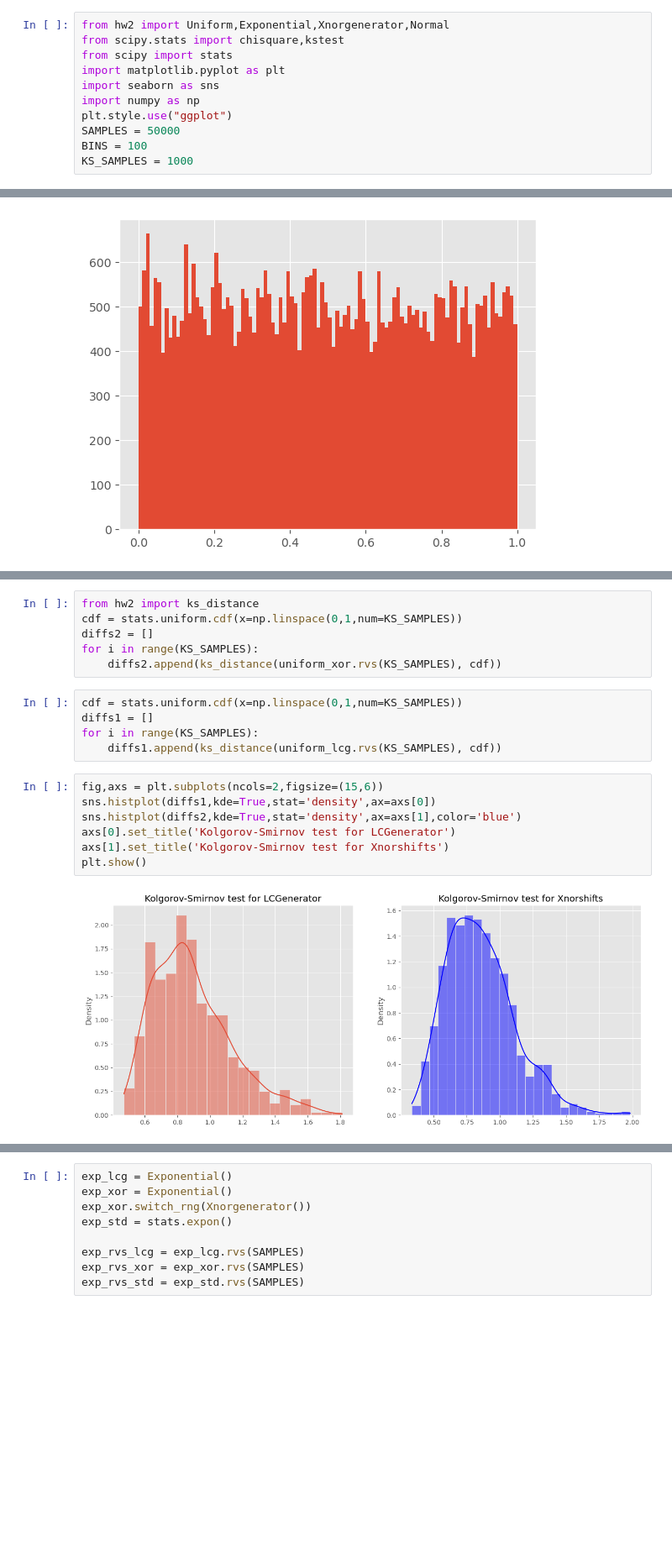
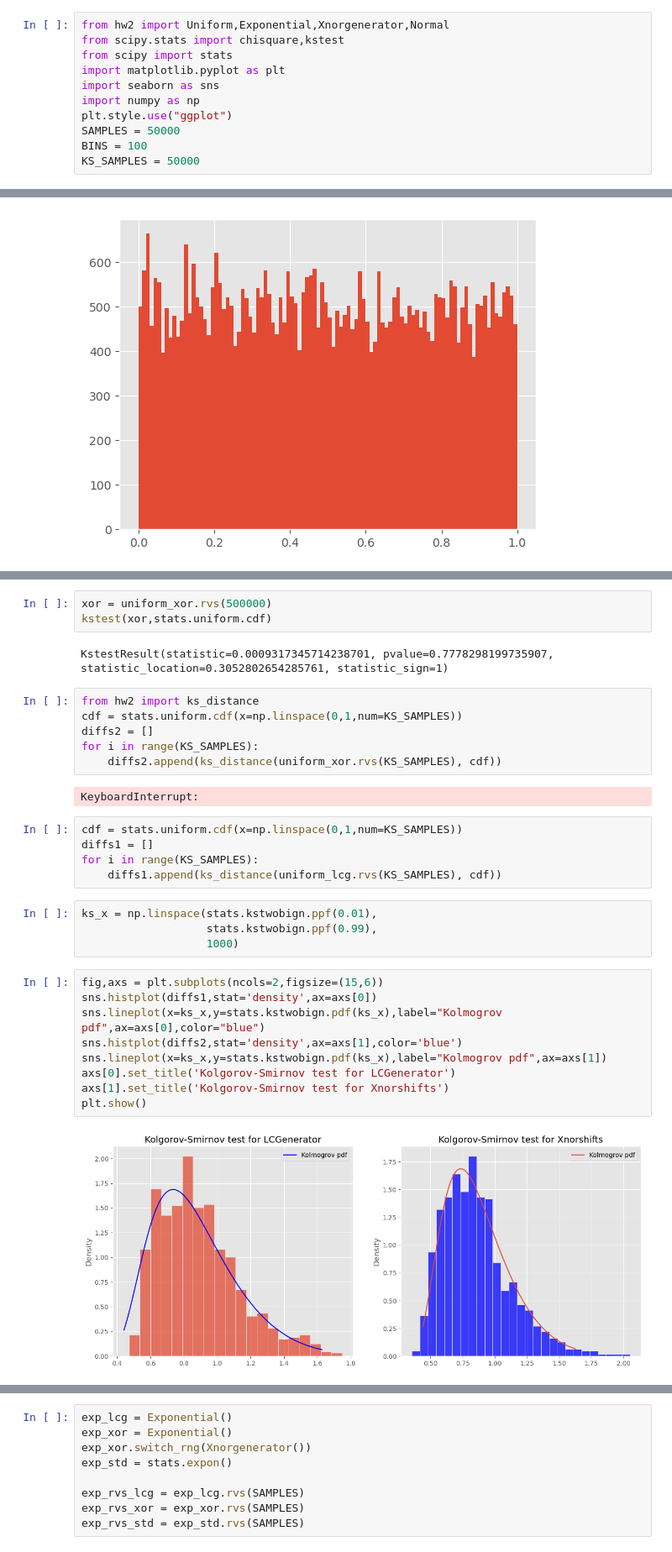
Before and after one commit to QinXu12345/hw2, a Jupyter notebook: test.ipynb, the cells around one changed output, grey strips where cells are left out. Shown: that part at 84% size. Drawn from its saved outputs; the diff is of its cells as text; blank space fills up the shorter version.

```diff
--- a/test.ipynb
+++ b/test.ipynb
@@ -8,4 +8,4 @@ import numpy as np
 plt.style.use("ggplot")
 SAMPLES = 50000
 BINS = 100
-KS_SAMPLES = 1000
+KS_SAMPLES = 50000
@@ -55,20 +108,33 @@ KstestResult(statistic=0.012864792633056621, pvalue=1.2863924265768834e-07, stat
+# %%
+xor = uniform_xor.rvs(500000)
+kstest(xor,stats.uniform.cdf)
+# %% [output]
+KstestResult(statistic=0.0009317345714238701, pvalue=0.7778298199735907, statistic_location=0.3052802654285761, statistic_sign=1)
 # %%
 from hw2 import ks_distance
 cdf = stats.uniform.cdf(x=np.linspace(0,1,num=KS_SAMPLES))
 diffs2 = []
 for i in range(KS_SAMPLES):
     diffs2.append(ks_distance(uniform_xor.rvs(KS_SAMPLES), cdf))
+# %% [output]
+KeyboardInterrupt:
 # %%
 cdf = stats.uniform.cdf(x=np.linspace(0,1,num=KS_SAMPLES))
 diffs1 = []
 for i in range(KS_SAMPLES):
     diffs1.append(ks_distance(uniform_lcg.rvs(KS_SAMPLES), cdf))
+# %%
+ks_x = np.linspace(stats.kstwobign.ppf(0.01),
+                   stats.kstwobign.ppf(0.99),
+                   1000)
 # %%
 fig,axs = plt.subplots(ncols=2,figsize=(15,6))
-sns.histplot(diffs1,kde=True,stat='density',ax=axs[0])
-sns.histplot(diffs2,kde=True,stat='density',ax=axs[1],color='blue')
+sns.histplot(diffs1,stat='density',ax=axs[0])
+sns.lineplot(x=ks_x,y=stats.kstwobign.pdf(ks_x),label="Kolmogrov pdf",ax=axs[0],color="blue")
+sns.histplot(diffs2,stat='density',ax=axs[1],color='blue')
+sns.lineplot(x=ks_x,y=stats.kstwobign.pdf(ks_x),label="Kolmogrov pdf",ax=axs[1])
 axs[0].set_title('Kolgorov-Smirnov test for LCGenerator')
 axs[1].set_title('Kolgorov-Smirnov test for Xnorshifts')
 plt.show()
 # %% [output]
-[figure, old version]
+[figure, new version]
```
Also changed, not shown: parts of 11 cells of this notebook, 3 other files.
